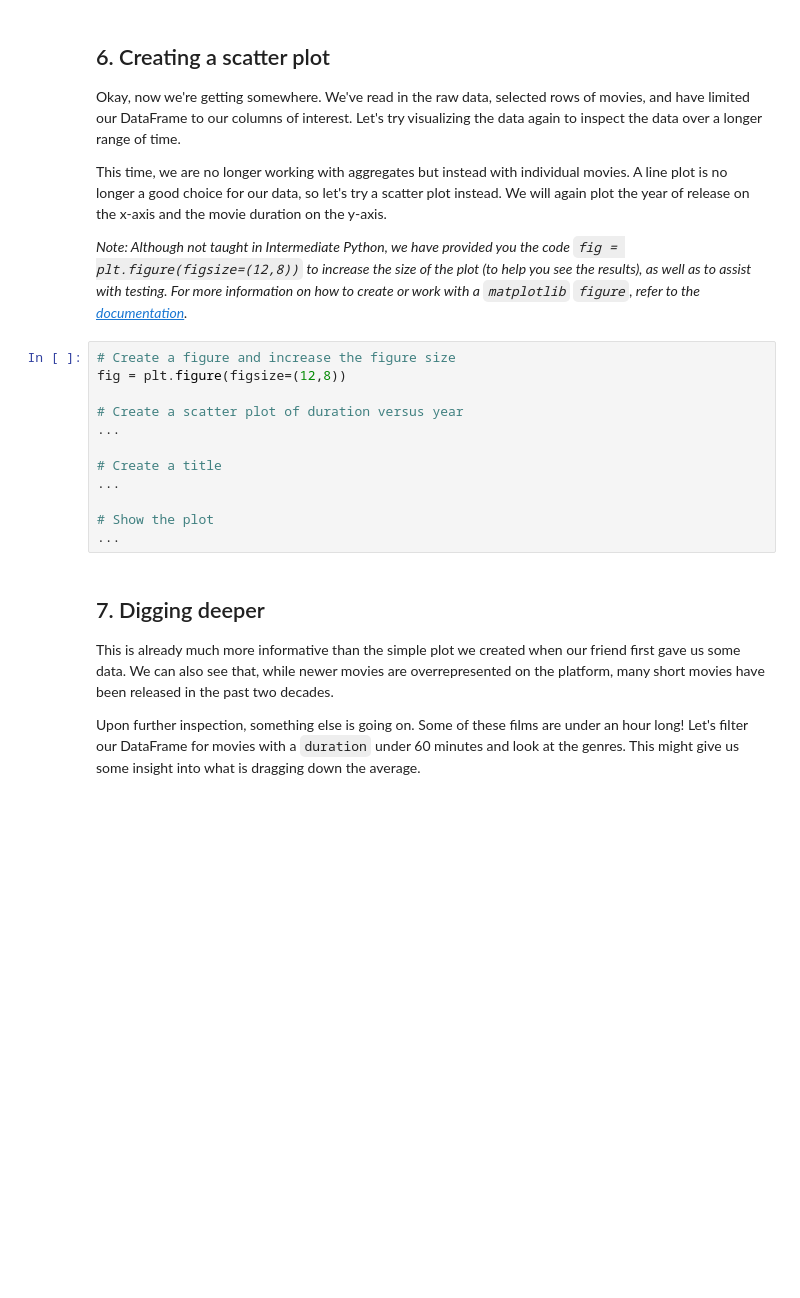
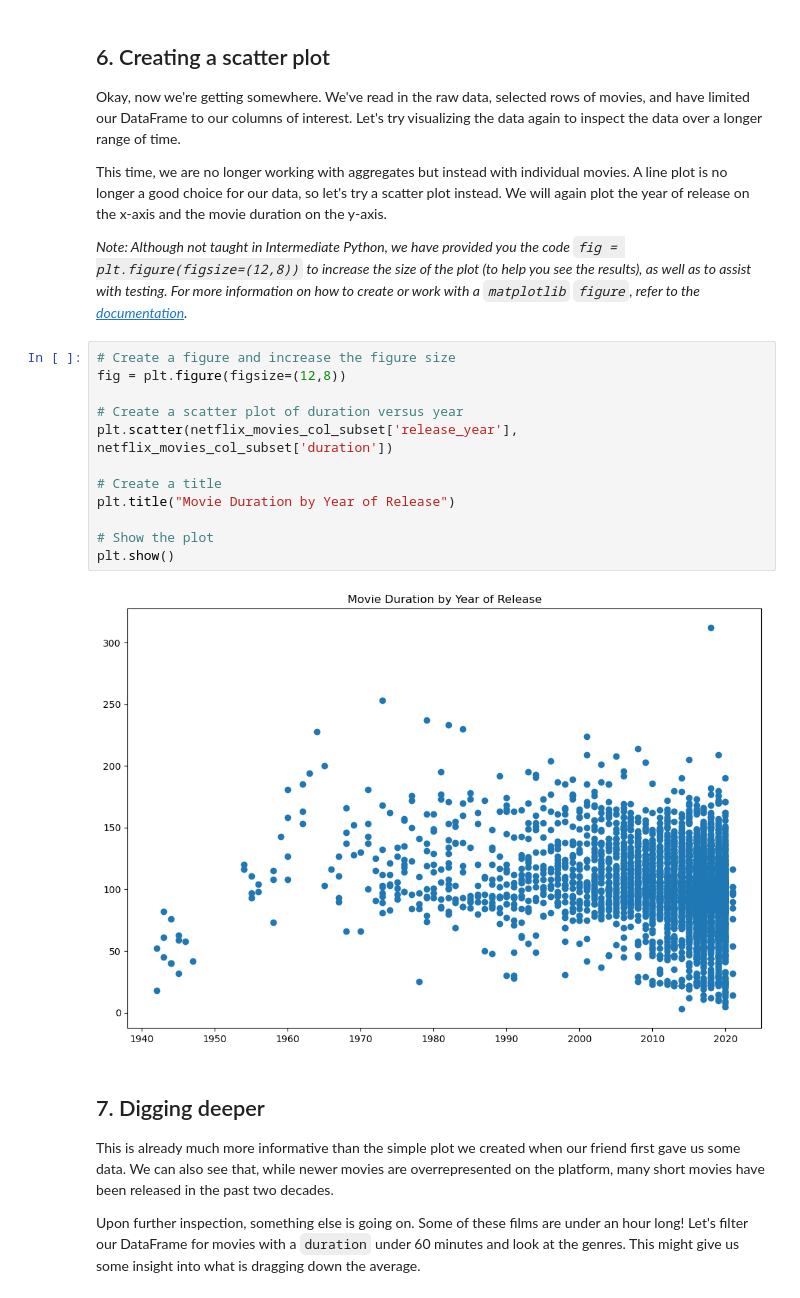
Before and after one commit to JeremyTallant/netflix_analysis, a Jupyter notebook: investigation.ipynb, the cells around one changed output. Saved outputs shown, nothing was run; the diff lists cells and outputs as text; blank space fills up the shorter version.

```diff
--- a/investigation.ipynb
+++ b/investigation.ipynb
@@ -113,15 +113,17 @@ netflix_movies_col_subset.head()
 # %%
 # Create a figure and increase the figure size
 fig = plt.figure(figsize=(12,8))
 
 # Create a scatter plot of duration versus year
-...
+plt.scatter(netflix_movies_col_subset['release_year'], netflix_movies_col_subset['duration'])
 
 # Create a title
-...
+plt.title("Movie Duration by Year of Release")
 
 # Show the plot
-...
+plt.show()
+# %% [output]
+[figure, added]
 # %% [markdown]
 ## 7. Digging deeper
 <p>This is already much more informative than the simple plot we created when our friend first gave us some data. We can also see that, while newer movies are overrepresented on the platform, many short movies have been released in the past two decades.</p>
```
Also changed, not shown: 1 other file.
